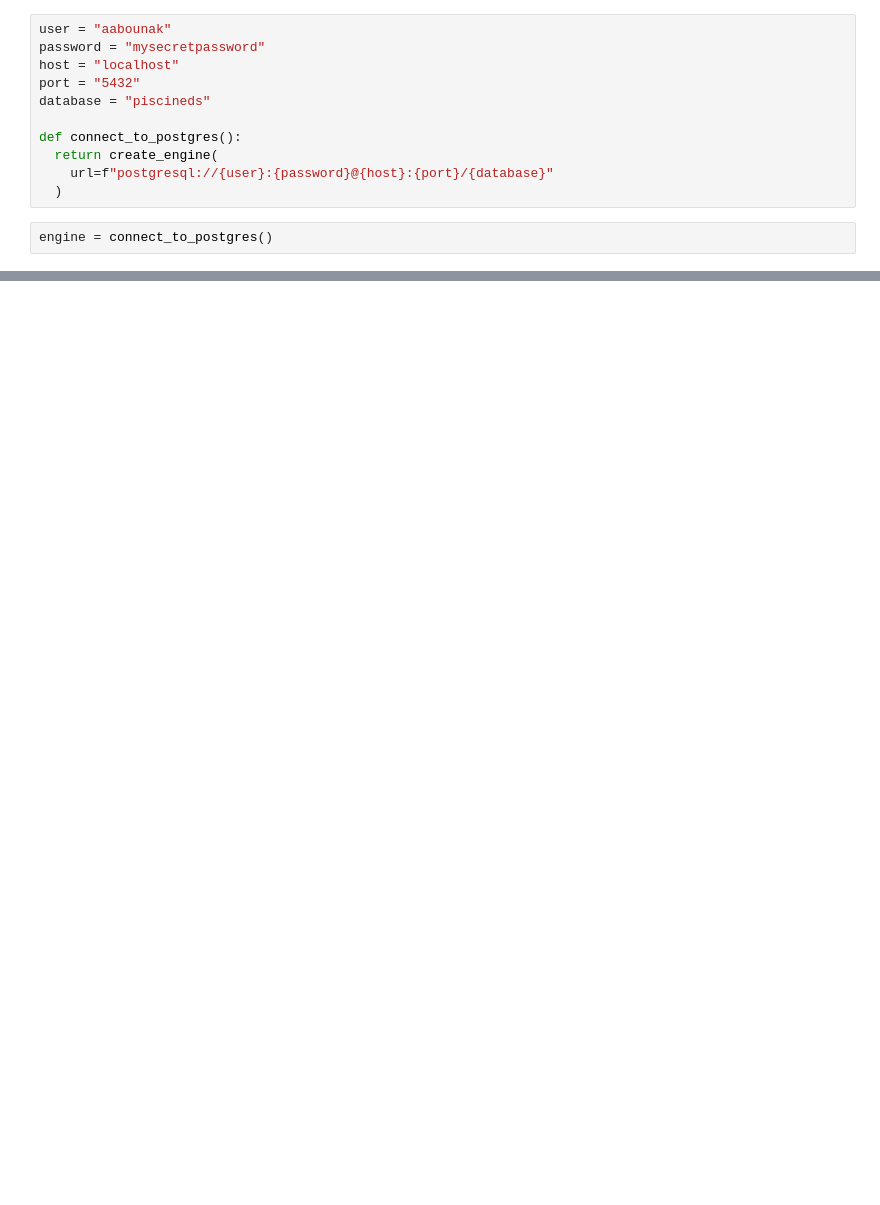
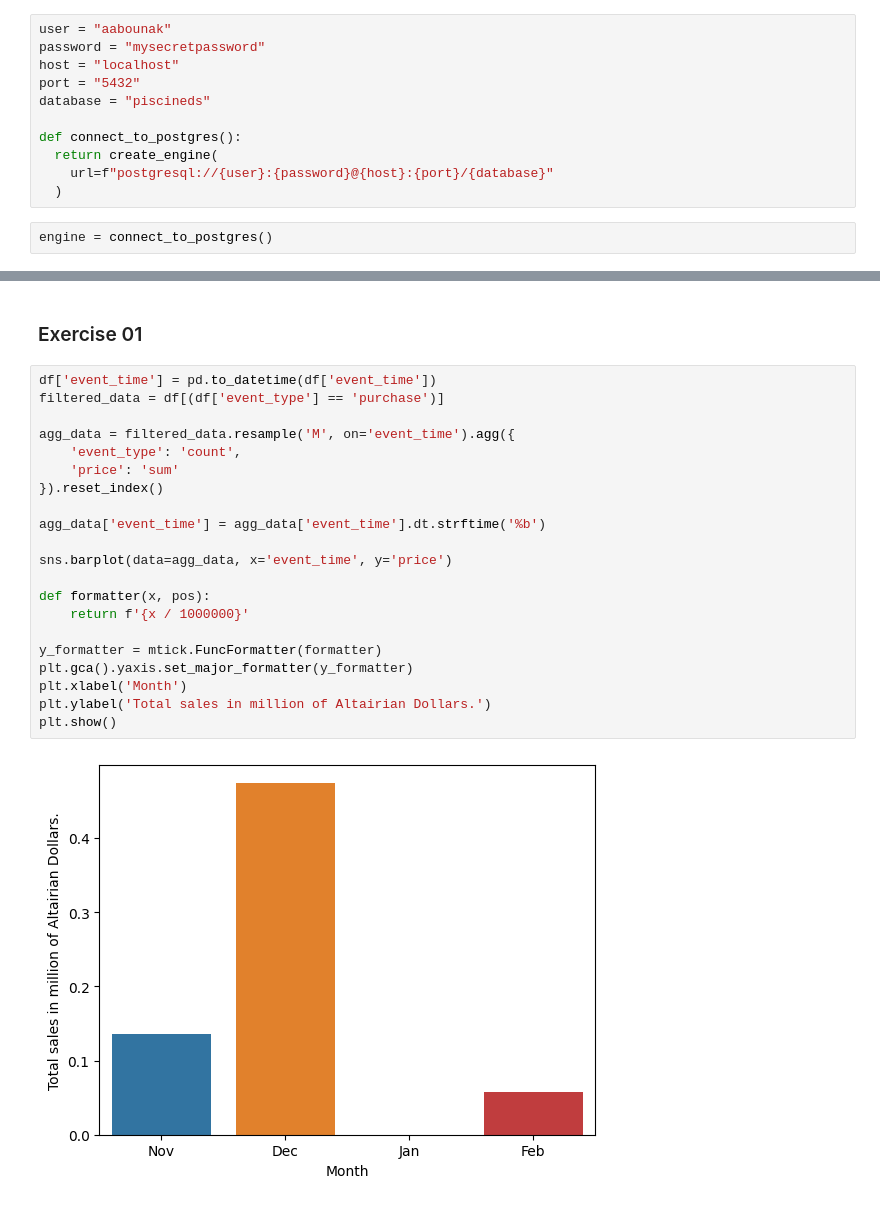
Before and after one commit to ayoubabounakif/data-science-modules, a Jupyter notebook: module_02/ex00/pie.ipynb, the cells around one changed output, grey strips where cells are left out. Drawn from its saved outputs; the diff is of its cells as text; blank space fills up the shorter version.

```diff
--- a/module_02/ex00/pie.ipynb
+++ b/module_02/ex00/pie.ipynb
@@ -30,0 +43,25 @@ df['event_type'].value_counts().plot(kind='pie', autopct='%1.1f%%')
+# %% [markdown]
+### Exercise 01
+# %%
+df['event_time'] = pd.to_datetime(df['event_time'])
+filtered_data = df[(df['event_type'] == 'purchase')]
+
+agg_data = filtered_data.resample('M', on='event_time').agg({
+    'event_type': 'count',
+    'price': 'sum'
+}).reset_index()
+
+agg_data['event_time'] = agg_data['event_time'].dt.strftime('%b')
+
+sns.barplot(data=agg_data, x='event_time', y='price')
+
+def formatter(x, pos):
+    return f'{x / 1000000}'
+
+y_formatter = mtick.FuncFormatter(formatter)
+plt.gca().yaxis.set_major_formatter(y_formatter)
+plt.xlabel('Month')
+plt.ylabel('Total sales in million of Altairian Dollars.')
+plt.show()
+# %% [output]
+[figure, added]
```
Also changed, not shown: parts of 5 cells of this notebook.
